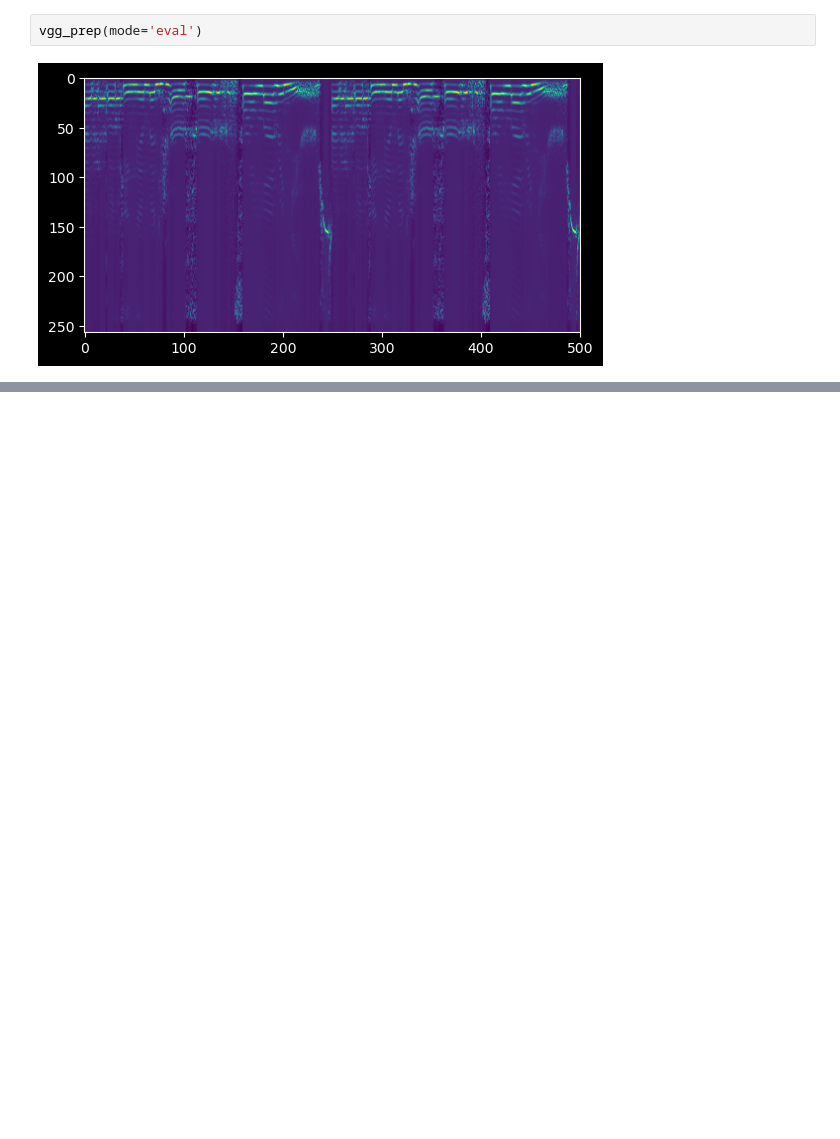
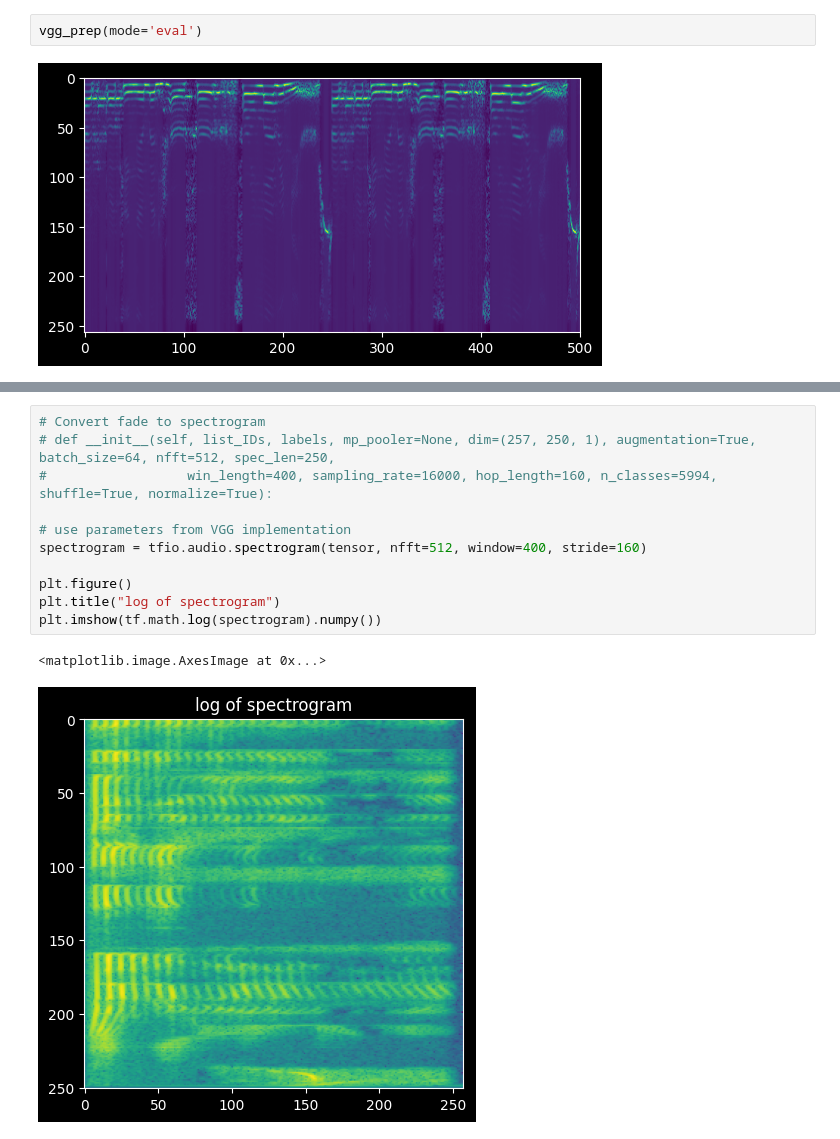
Before and after one commit to bameroncaird/deepsonar, a Jupyter notebook: notebooks/train_deepsonar.ipynb, the cells around one changed output, grey strips where cells are left out. Saved outputs shown, nothing was run; the diff lists cells and outputs as text; blank space fills up the shorter version.

```diff
--- a/notebooks/train_deepsonar.ipynb
+++ b/notebooks/train_deepsonar.ipynb
@@ -89,0 +120,14 @@ AlreadyExistsError: File system for az already registered
+# %%
+# Convert fade to spectrogram
+# def __init__(self, list_IDs, labels, mp_pooler=None, dim=(257, 250, 1), augmentation=True, batch_size=64, nfft=512, spec_len=250,
+#                  win_length=400, sampling_rate=16000, hop_length=160, n_classes=5994, shuffle=True, normalize=True):
+
+# use parameters from VGG implementation
+spectrogram = tfio.audio.spectrogram(tensor, nfft=512, window=400, stride=160)
+
+plt.figure()
+plt.title("log of spectrogram")
+plt.imshow(tf.math.log(spectrogram).numpy())
+# %% [output]
+<matplotlib.image.AxesImage at 0x...>
+[figure, added]
```
Also changed, not shown: parts of 40 cells of this notebook, 4 other files.
